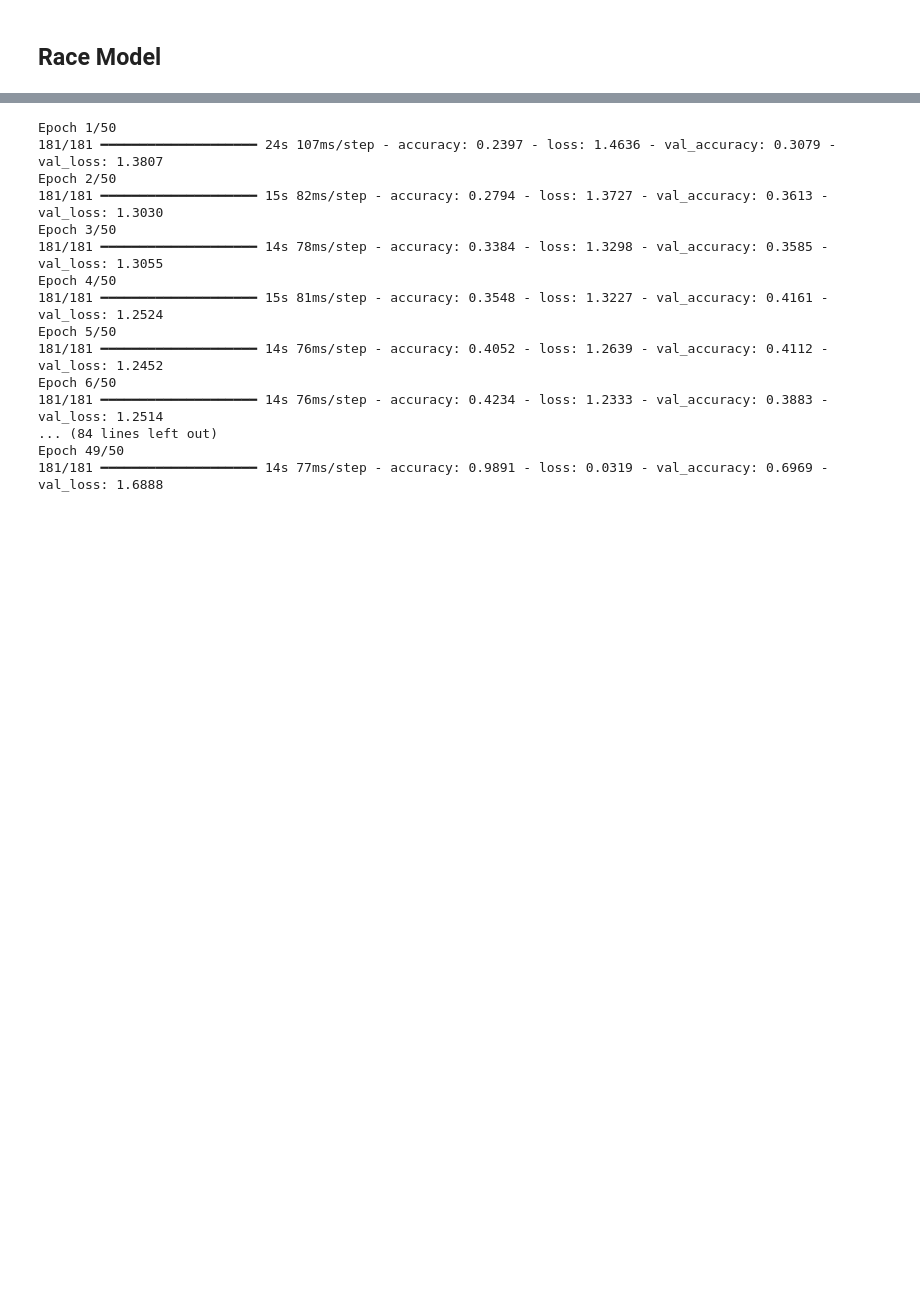
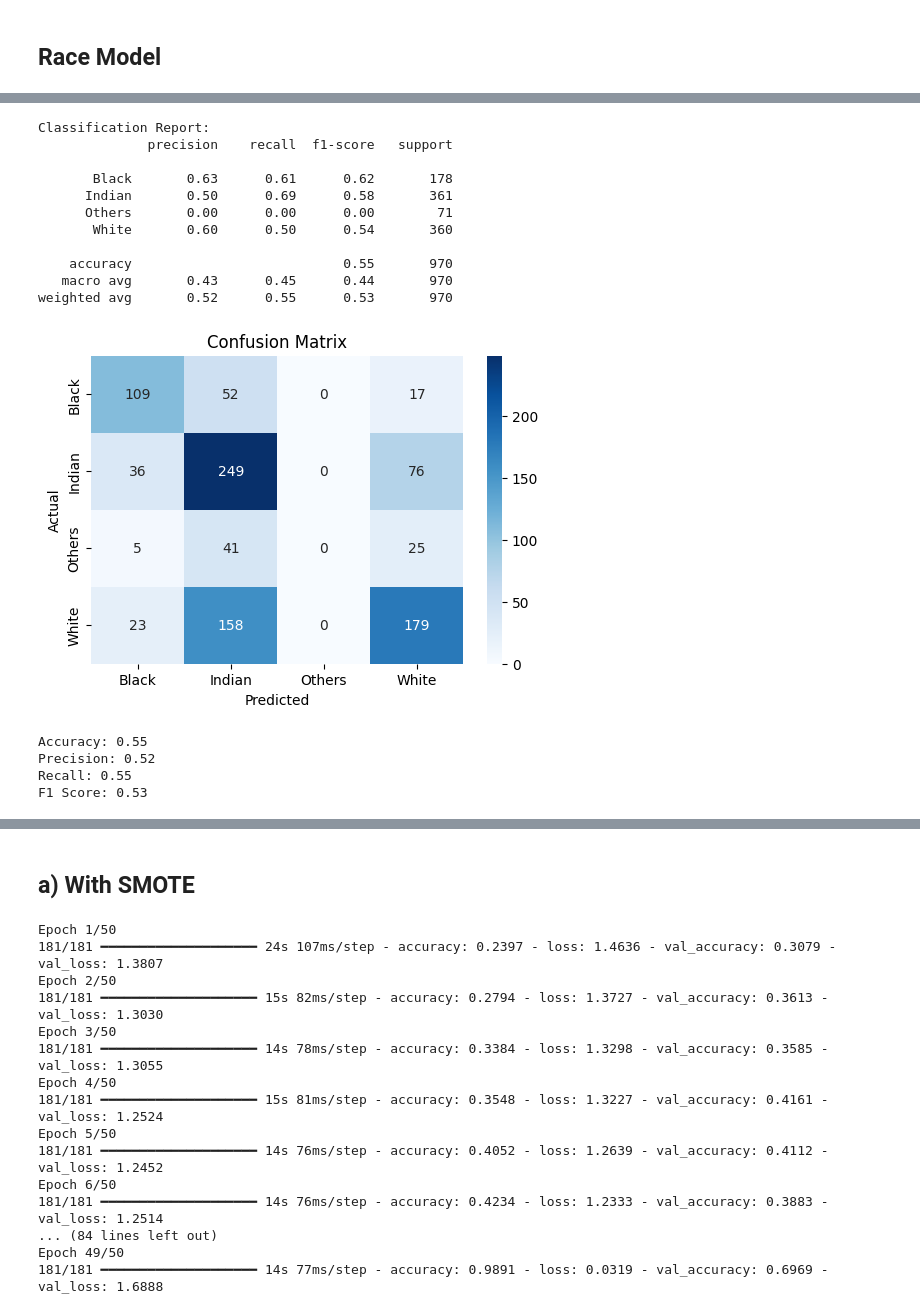
Before and after one commit to Chaity96/Advance-Demographics-Detection-for-Enhanced-Security-using-Transfer-Learning, a Jupyter notebook: notebooks/1) Modelling.ipynb, the cells around one changed output, grey strips where cells are left out. Cells and saved outputs as stored; diff of their text form; code cells hidden in the pictures; blank space fills up the shorter version.

```diff
--- a/notebooks/1) Modelling.ipynb
+++ b/notebooks/1) Modelling.ipynb
@@ -374,0 +441,7 @@ F1 Score: 0.69
+# %%
+# Predict the probabilities and the class labels
+y_pred_prob = model_race.predict(X_test)
+y_pred = np.argmax(y_pred_prob, axis=1)
+y_test_labels = np.argmax(y_test, axis=1)
+
+class_names = y_test.columns
@@ -374,0 +454,65 @@ F1 Score: 0.69
+# %%
+from sklearn.metrics import roc_curve, auc
+
+# Evaluate the model
+def evaluate_model(y_true, y_pred, y_pred_prob, class_names):
+    num_classes = len(class_names)
+
+    # Calculate accuracy, precision, recall, and F1 score for each class
+    accuracy = accuracy_score(y_true, y_pred)
+    precision = precision_score(y_true, y_pred, average='weighted')
+    recall = recall_score(y_true, y_pred, average='weighted')
+    f1 = f1_score(y_true, y_pred, average='weighted')
+
+    # Print classification report
+    print("Classification Report:")
+    print(classification_report(y_true, y_pred, target_names=class_names))
+
+    # Print confusion matrix
+    cm = confusion_matrix(y_true, y_pred)
+    plt.figure(figsize=(6, 4))
+    sns.heatmap(cm, annot=True, fmt='d', cmap='Blues', xticklabels=class_names, yticklabels=class_names)
+    plt.ylabel('Actual')
+    plt.xlabel('Predicted')
+    plt.title('Confusion Matrix')
+    plt.show()
+
+    # Print accuracy, precision, recall, and F1 score
+    print(f"Accuracy: {accuracy:.2f}")
+    print(f"Precision: {precision:.2f}")
+    print(f"Recall: {recall:.2f}")
+    print(f"F1 Score: {f1:.2f}")
+
+    # Calculate and plot ROC curve for each class
+    plt.figure(figsize=(10, 6))
+    for i in range(num_classes):
+        fpr, tpr, _ = roc_curve(y_true == i, y_pred_prob[:, i])
+        roc_auc = auc(fpr, tpr)
+        plt.plot(fpr, tpr, label=f'{class_names[i]} (AUC = {roc_auc:.2f})')
+
+    plt.plot([0, 1], [0, 1], 'k--', label='Random Classifier')
+    plt.xlabel('False Positive Rate')
+    plt.ylabel('True Positive Rate')
+    plt.title('Receiver Operating Characteristic (ROC) Curve')
+    plt.legend(loc='best')
+    plt.show()
+
+# Evaluate the model
+evaluate_model(y_test_labels, y_pred, y_pred_prob, class_names)
+# %% [output]
+Classification Report:
+              precision    recall  f1-score   support
+
+       Black       0.63      0.61      0.62       178
+      Indian       0.50      0.69      0.58       361
+      Others       0.00      0.00      0.00        71
+       White       0.60      0.50      0.54       360
+
+    accuracy                           0.55       970
+   macro avg       0.43      0.45      0.44       970
+weighted avg       0.52      0.55      0.53       970
+[figure, added]
+Accuracy: 0.55
+Precision: 0.52
+Recall: 0.55
+F1 Score: 0.53
@@ -375,3 +520,5 @@ F1 Score: 0.69
+# %% [markdown]
+## a) With SMOTE
 # %%
 # Split data into train and test sets
 from sklearn.model_selection import train_test_split
```
Also changed, not shown: parts of 9 cells of this notebook.
